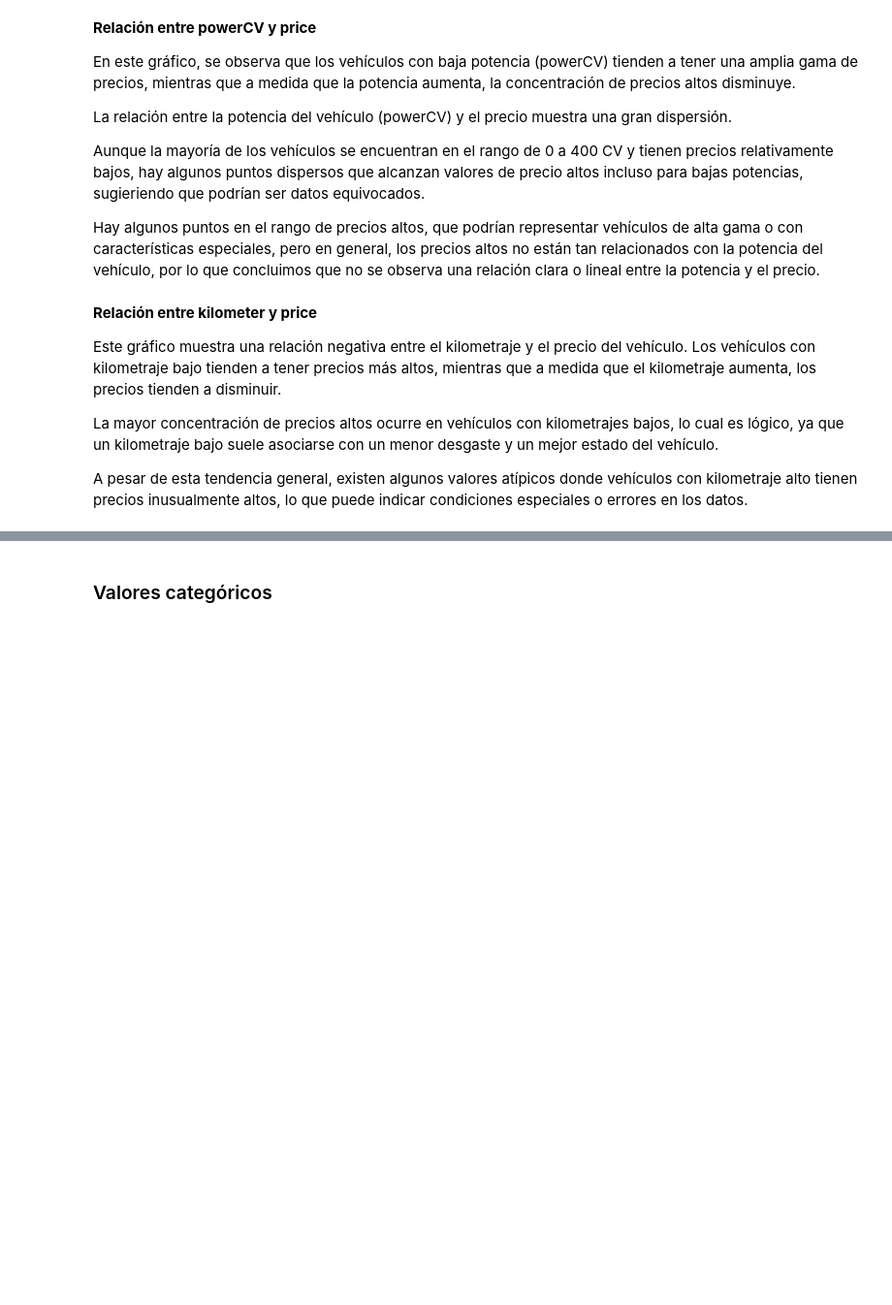
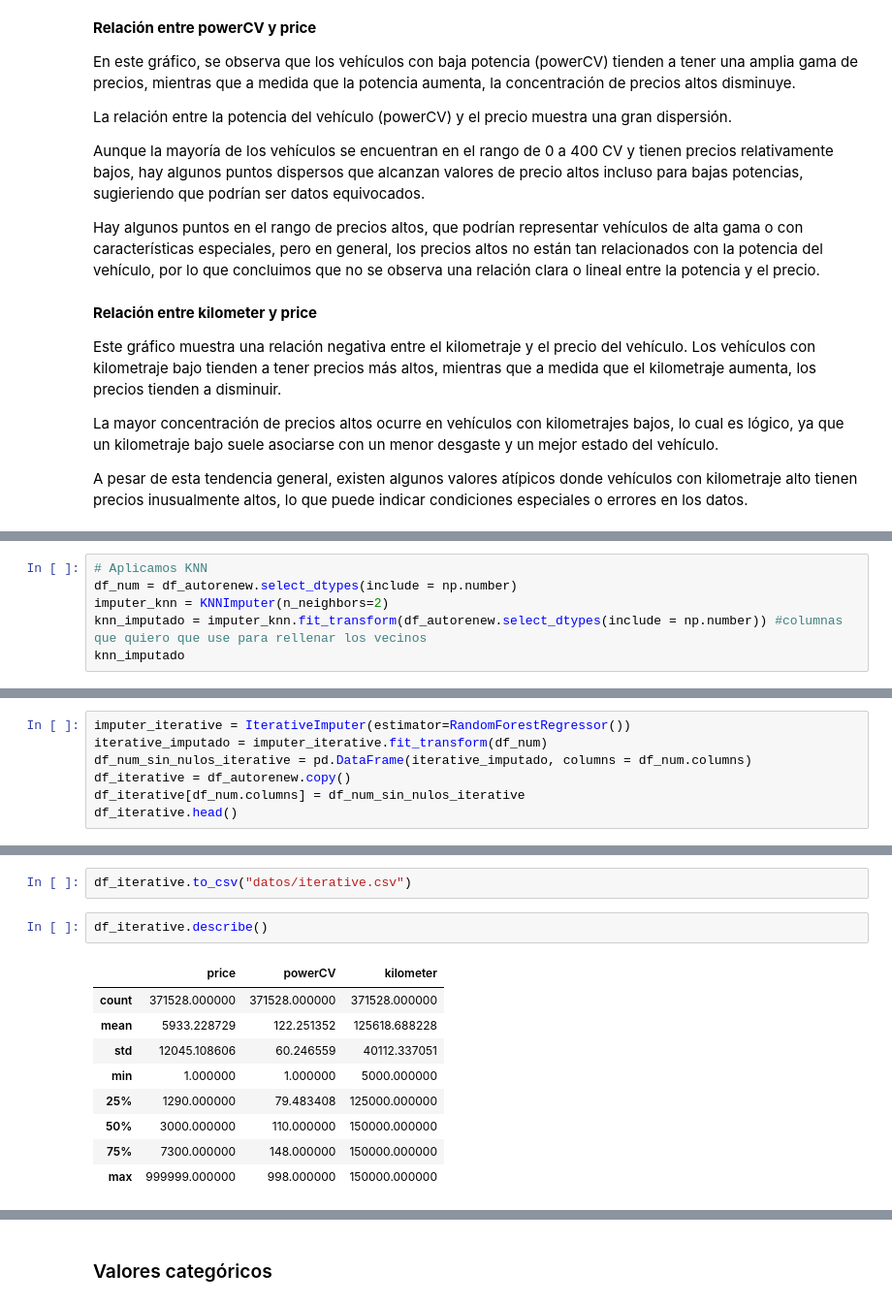
Before and after one commit to Rcm89/laboratorio-modulo7-leccion01-eda-nulos, a Jupyter notebook: laboratorio-modulo7-leccion01-eda-nulos.ipynb, the cells around one changed output, grey strips where cells are left out. Shown: that part at 97% size. Cells and saved outputs as stored; diff of their text form; blank space fills up the shorter version.

```diff
--- a/laboratorio-modulo7-leccion01-eda-nulos.ipynb
+++ b/laboratorio-modulo7-leccion01-eda-nulos.ipynb
@@ -310,0 +354,6 @@ A pesar de esta tendencia general, existen algunos valores atípicos donde vehí
+# %%
+# Aplicamos KNN
+df_num = df_autorenew.select_dtypes(include = np.number)
+imputer_knn = KNNImputer(n_neighbors=2)
+knn_imputado = imputer_knn.fit_transform(df_autorenew.select_dtypes(include = np.number)) #columnas que quiero que use para rellenar los vecinos
+knn_imputado
@@ -310,0 +396,7 @@ A pesar de esta tendencia general, existen algunos valores atípicos donde vehí
+# %%
+imputer_iterative = IterativeImputer(estimator=RandomForestRegressor())
+iterative_imputado = imputer_iterative.fit_transform(df_num)
+df_num_sin_nulos_iterative = pd.DataFrame(iterative_imputado, columns = df_num.columns)
+df_iterative = df_autorenew.copy()
+df_iterative[df_num.columns] = df_num_sin_nulos_iterative
+df_iterative.head()
@@ -310,0 +410,14 @@ A pesar de esta tendencia general, existen algunos valores atípicos donde vehí
+# %%
+df_iterative.to_csv("datos/iterative.csv")
+# %%
+df_iterative.describe()
+# %% [output]
+|  | price | powerCV | kilometer |
+| count | 371528.000000 | 371528.000000 | 371528.000000 |
+| mean | 5933.228729 | 122.251352 | 125618.688228 |
+| std | 12045.108606 | 60.246559 | 40112.337051 |
+| min | 1.000000 | 1.000000 | 5000.000000 |
+| 25% | 1290.000000 | 79.483408 | 125000.000000 |
+| 50% | 3000.000000 | 110.000000 | 150000.000000 |
+| 75% | 7300.000000 | 148.000000 | 150000.000000 |
+| max | 999999.000000 | 998.000000 | 150000.000000 |
```
Also changed, not shown: parts of 19 cells of this notebook, 3 other files.
